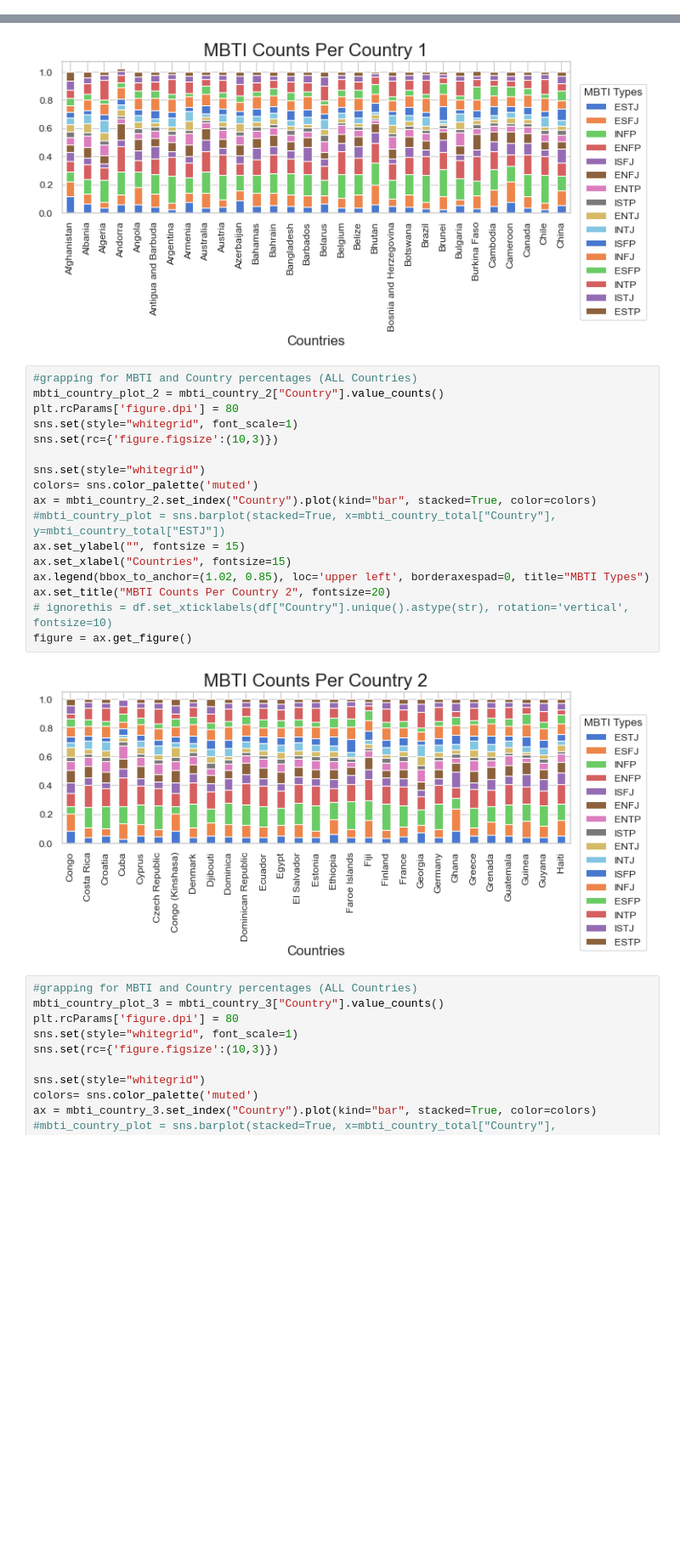
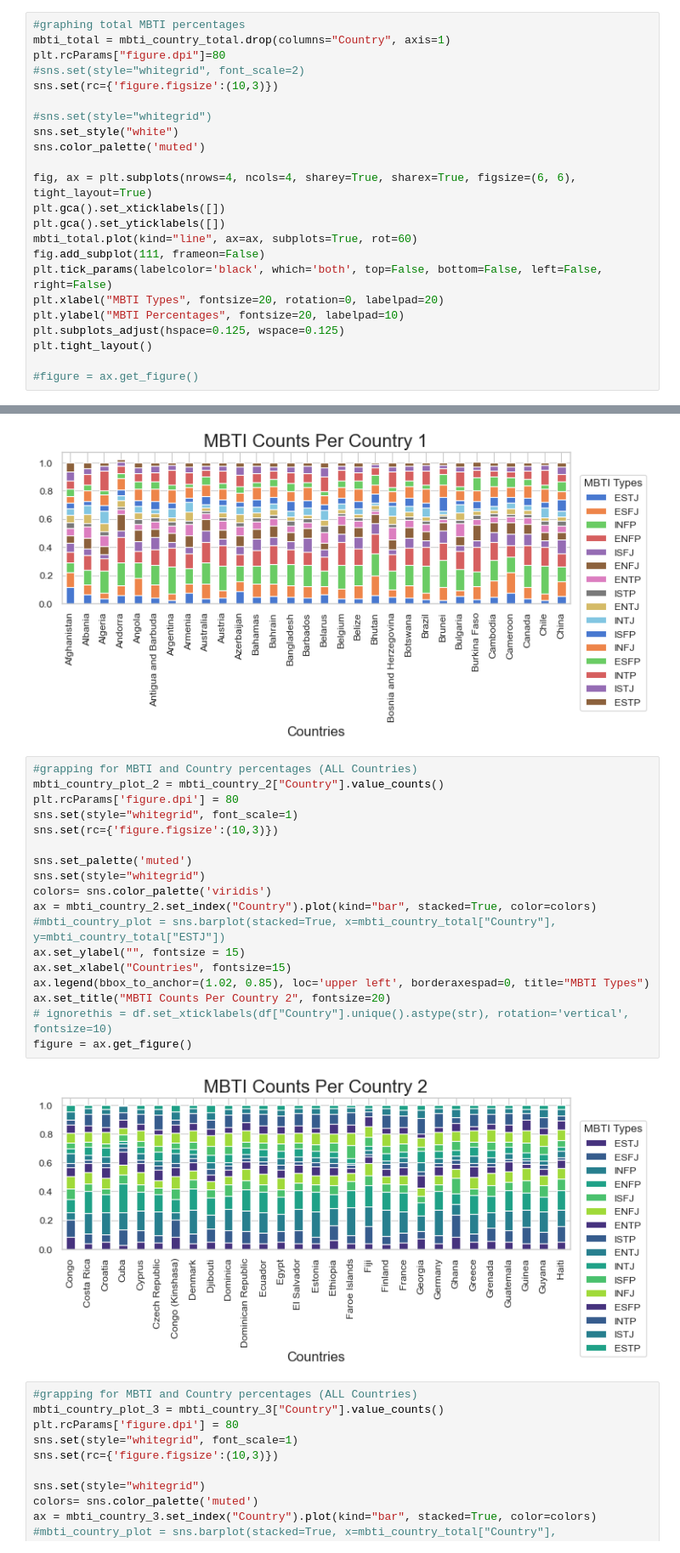
Before and after one commit to BellaIngenue/TypologyAndMentalHealth, a Jupyter notebook: SienaRivera-PersonalProject.ipynb, the cells around one changed output, grey strips where cells are left out. Shown: that part at 85% size. Cells and saved outputs as stored; diff of their text form; blank space fills up the shorter version.

```diff
--- a/SienaRivera-PersonalProject.ipynb
+++ b/SienaRivera-PersonalProject.ipynb
@@ -171,0 +192,23 @@ mbti_country_total.head(5)
+# %%
+#graphing total MBTI percentages
+mbti_total = mbti_country_total.drop(columns="Country", axis=1)
+plt.rcParams["figure.dpi"]=80
+#sns.set(style="whitegrid", font_scale=2)
+sns.set(rc={'figure.figsize':(10,3)})
+
+#sns.set(style="whitegrid")
+sns.set_style("white")
+sns.color_palette('muted')
+
+fig, ax = plt.subplots(nrows=4, ncols=4, sharey=True, sharex=True, figsize=(6, 6), tight_layout=True)
+plt.gca().set_xticklabels([])
+plt.gca().set_yticklabels([])
+mbti_total.plot(kind="line", ax=ax, subplots=True, rot=60)
+fig.add_subplot(111, frameon=False)
+plt.tick_params(labelcolor='black', which='both', top=False, bottom=False, left=False, right=False)
+plt.xlabel("MBTI Types", fontsize=20, rotation=0, labelpad=20)
+plt.ylabel("MBTI Percentages", fontsize=20, labelpad=10)
+plt.subplots_adjust(hspace=0.125, wspace=0.125)
+plt.tight_layout()
+
+#figure = ax.get_figure()
@@ -224,22 +269,23 @@ figure = ax.get_figure()
 # %%
 #grapping for MBTI and Country percentages (ALL Countries)
 mbti_country_plot_2 = mbti_country_2["Country"].value_counts()
 plt.rcParams['figure.dpi'] = 80
 sns.set(style="whitegrid", font_scale=1)
 sns.set(rc={'figure.figsize':(10,3)})
 
+sns.set_palette('muted')
 sns.set(style="whitegrid")
-colors= sns.color_palette('muted')
+colors= sns.color_palette('viridis')
 ax = mbti_country_2.set_index("Country").plot(kind="bar", stacked=True, color=colors)
 #mbti_country_plot = sns.barplot(stacked=True, x=mbti_country_total["Country"], y=mbti_country_total["ESTJ"])
 ax.set_ylabel("", fontsize = 15)
 ax.set_xlabel("Countries", fontsize=15)
 ax.legend(bbox_to_anchor=(1.02, 0.85), loc='upper left', borderaxespad=0, title="MBTI Types")
 ax.set_title("MBTI Counts Per Country 2", fontsize=20)
 # ignorethis = df.set_xticklabels(df["Country"].unique().astype(str), rotation='vertical', fontsize=10)
 figure = ax.get_figure()
 # %% [output]
-[figure, old version]
+[figure, new version]
 # %%
 #grapping for MBTI and Country percentages (ALL Countries)
 mbti_country_plot_3 = mbti_country_3["Country"].value_counts()
```
Also changed, not shown: parts of 9 cells of this notebook, 1 other file.
